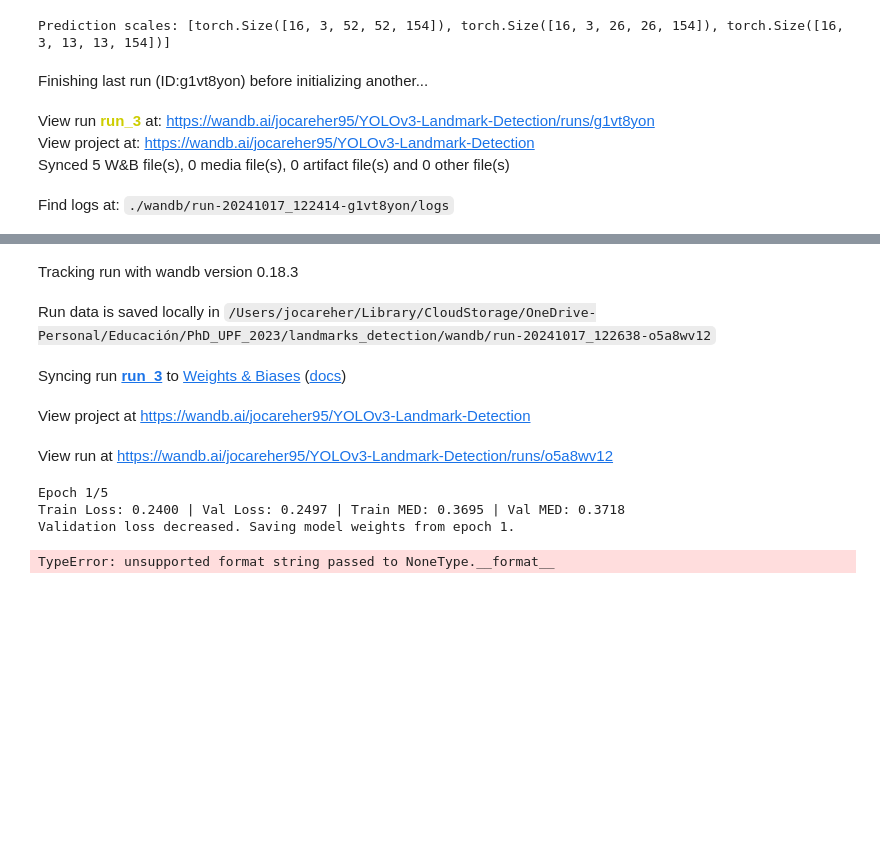
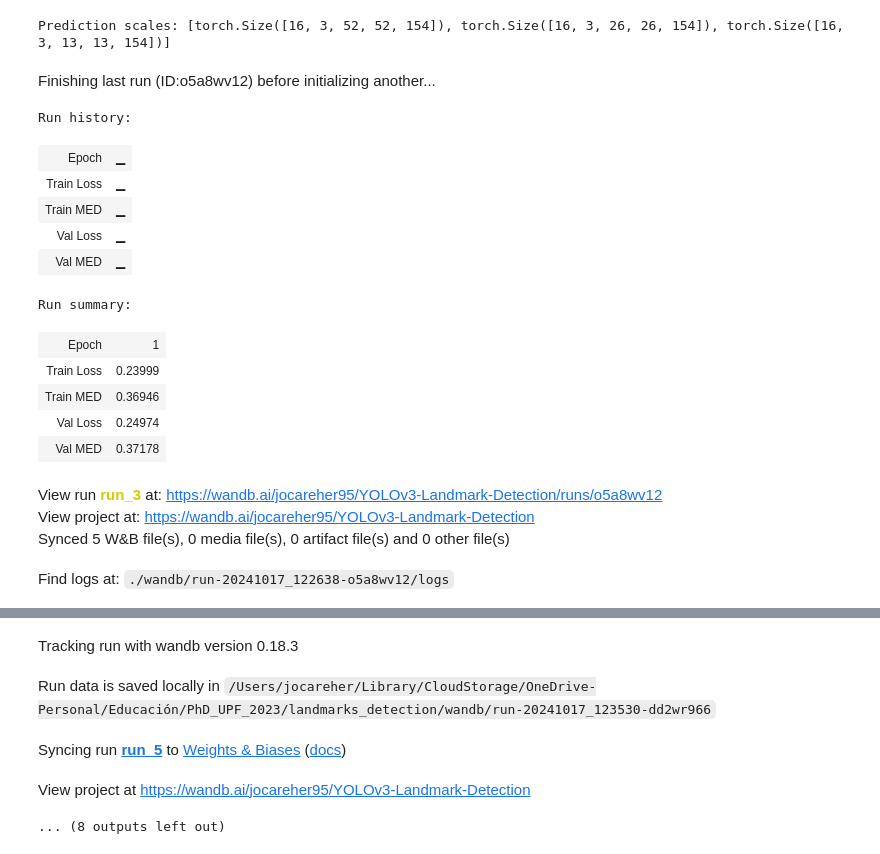
Before and after one commit to Jocareher/landmark-detection, a Jupyter notebook: lmks_cnn.ipynb, the cells around one changed output, grey strips where cells are left out. Saved outputs shown, nothing was run; the diff lists cells and outputs as text; code cells hidden in the pictures; blank space fills up the shorter version.

```diff
--- a/lmks_cnn.ipynb
+++ b/lmks_cnn.ipynb
@@ -1102,36 +1102,48 @@ epochs = 1
 
 # Anchor boxes for each feature map scaled between 0 and 1
 ANCHORS = [
     [(0.28, 0.22), (0.38, 0.48), (0.9, 0.78)],
     [(0.07, 0.15), (0.15, 0.11), (0.14, 0.29)],
     [(0.02, 0.03), (0.04, 0.07), (0.08, 0.06)],
 ]
 
 optimizer = torch.optim.Adam(model.parameters(), lr=learning_rate)
 loss_fn = LandmarkLoss(num_classes=num_classes, num_landmarks=num_landmarks, anchors=ANCHORS, device=device)
 # Set up EarlyStopping (e.g., patience of 5 epochs)
 early_stopping = EarlyStopping(patience=5, verbose=True)
 
 # Start training
 results = train_loop(
     model=model,
     train_dataloader=train_loader,
     val_dataloader=val_loader,
     loss_fn=loss_fn,
     optimizer=optimizer,
     num_classes=num_classes,
     num_landmarks=num_landmarks,
     anchors=ANCHORS,
     device=device,
     epochs=epochs,
     early_stopping=early_stopping,
     record_metrics=True,  # Set to False if you don't want to log to wandb
     project='YOLOv3-Landmark-Detection',
-    run_name='run_3'
+    run_name='run_5'
 )
 # %% [output]
-Finishing last run (ID:g1vt8yon) before initializing another...
+Finishing last run (ID:o5a8wv12) before initializing another...
+Run history:
+| Epoch | ▁ |
+| Train Loss | ▁ |
+| Train MED | ▁ |
+| Val Loss | ▁ |
+| Val MED | ▁ |
+Run summary:
+| Epoch | 1 |
+| Train Loss | 0.23999 |
+| Train MED | 0.36946 |
+| Val Loss | 0.24974 |
+| Val MED | 0.37178 |
-View run run_3 at: https://wandb.ai/jocareher95/YOLOv3-Landmark-Detection/runs/g1vt8yon
+View run run_3 at: https://wandb.ai/jocareher95/YOLOv3-Landmark-Detection/runs/o5a8wv12
 View project at: https://wandb.ai/jocareher95/YOLOv3-Landmark-Detection
 Synced 5 W&B file(s), 0 media file(s), 0 artifact file(s) and 0 other file(s)
-Find logs at: ./wandb/run-20241017_122414-g1vt8yon/logs
+Find logs at: ./wandb/run-20241017_122638-o5a8wv12/logs
@@ -1139,9 +1151,5 @@ Successfully finished last run (ID:g1vt8yon). Initializing new run:
 Tracking run with wandb version 0.18.3
-Run data is saved locally in /Users/jocareher/Library/CloudStorage/OneDrive-Personal/Educación/PhD_UPF_2023/landmarks_detection/wandb/run-20241017_122638-o5a8wv12
+Run data is saved locally in /Users/jocareher/Library/CloudStorage/OneDrive-Personal/Educación/PhD_UPF_2023/landmarks_detection/wandb/run-20241017_123530-dd2wr966
-Syncing run run_3 to Weights & Biases (docs)
+Syncing run run_5 to Weights & Biases (docs)
 View project at https://wandb.ai/jocareher95/YOLOv3-Landmark-Detection
-View run at https://wandb.ai/jocareher95/YOLOv3-Landmark-Detection/runs/o5a8wv12
-Epoch 1/5
-Train Loss: 0.2400 | Val Loss: 0.2497 | Train MED: 0.3695 | Val MED: 0.3718
-Validation loss decreased. Saving model weights from epoch 1.
-TypeError: unsupported format string passed to NoneType.__format__
+... (8 outputs left out)
```
Also changed, not shown: parts of 3 cells of this notebook, 3 other files.
